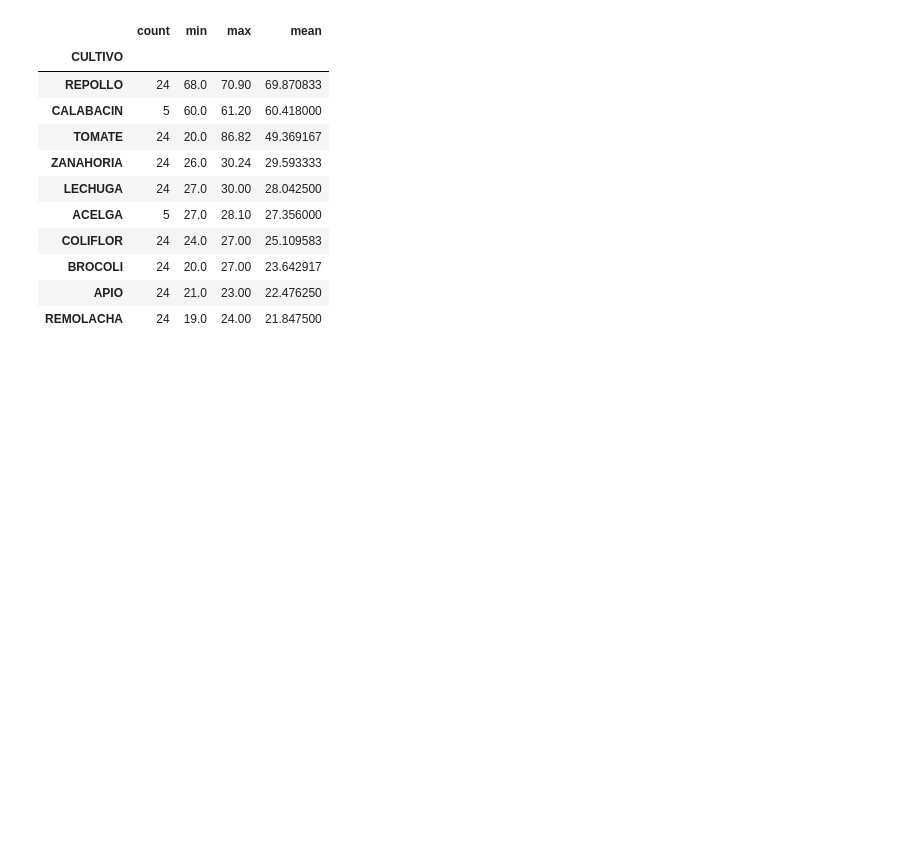
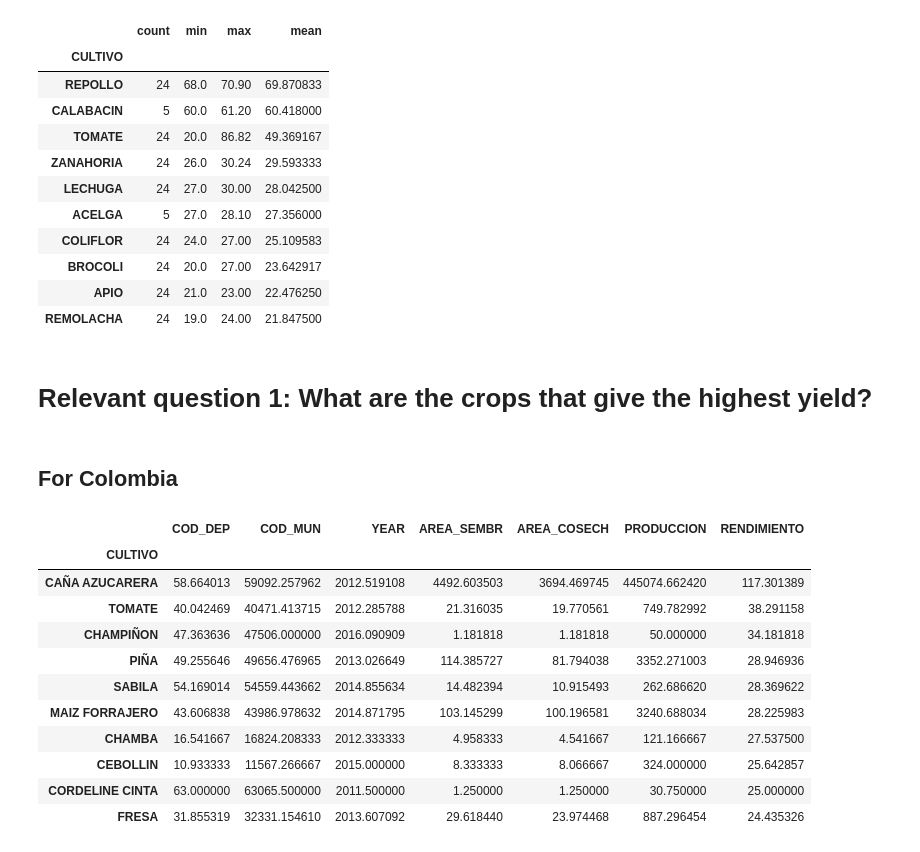
Before and after one commit to ds4a-team-envigado/project, a Jupyter notebook: Evaluaciones_Agropecuarias_Municipales_EVA/preliminary_analysis.ipynb, the cells around one changed output. Drawn from its saved outputs; the diff is of its cells as text; code cells hidden in the pictures; blank space fills up the shorter version.

```diff
--- a/Evaluaciones_Agropecuarias_Municipales_EVA/preliminary_analysis.ipynb
+++ b/Evaluaciones_Agropecuarias_Municipales_EVA/preliminary_analysis.ipynb
@@ -132,3 +134,24 @@ rendimiento_marinilla.sort_values('mean',ascending=False).head(10)
 | BROCOLI | 24 | 20.0 | 27.00 | 23.642917 |
 | APIO | 24 | 21.0 | 23.00 | 22.476250 |
 | REMOLACHA | 24 | 19.0 | 24.00 | 21.847500 |
+# %% [markdown]
+# Relevant question 1: What are the crops that give the highest yield?
+# %% [markdown]
+## For Colombia
+# %%
+stat = data.groupby(data['CULTIVO']).mean()
+highest_crops = stat.nlargest(10, 'RENDIMIENTO')
+highest_crops
+# %% [output]
+|  | COD_DEP | COD_MUN | YEAR | AREA_SEMBR | AREA_COSECH | PRODUCCION | RENDIMIENTO |
+| CULTIVO |  |  |  |  |  |  |  |
+| CAÑA AZUCARERA | 58.664013 | 59092.257962 | 2012.519108 | 4492.603503 | 3694.469745 | 445074.662420 | 117.301389 |
+| TOMATE | 40.042469 | 40471.413715 | 2012.285788 | 21.316035 | 19.770561 | 749.782992 | 38.291158 |
+| CHAMPIÑON | 47.363636 | 47506.000000 | 2016.090909 | 1.181818 | 1.181818 | 50.000000 | 34.181818 |
+| PIÑA | 49.255646 | 49656.476965 | 2013.026649 | 114.385727 | 81.794038 | 3352.271003 | 28.946936 |
+| SABILA | 54.169014 | 54559.443662 | 2014.855634 | 14.482394 | 10.915493 | 262.686620 | 28.369622 |
+| MAIZ FORRAJERO | 43.606838 | 43986.978632 | 2014.871795 | 103.145299 | 100.196581 | 3240.688034 | 28.225983 |
+| CHAMBA | 16.541667 | 16824.208333 | 2012.333333 | 4.958333 | 4.541667 | 121.166667 | 27.537500 |
+| CEBOLLIN | 10.933333 | 11567.266667 | 2015.000000 | 8.333333 | 8.066667 | 324.000000 | 25.642857 |
+| CORDELINE CINTA | 63.000000 | 63065.500000 | 2011.500000 | 1.250000 | 1.250000 | 30.750000 | 25.000000 |
+| FRESA | 31.855319 | 32331.154610 | 2013.607092 | 29.618440 | 23.974468 | 887.296454 | 24.435326 |
```
Also changed, not shown: parts of 24 cells of this notebook.
